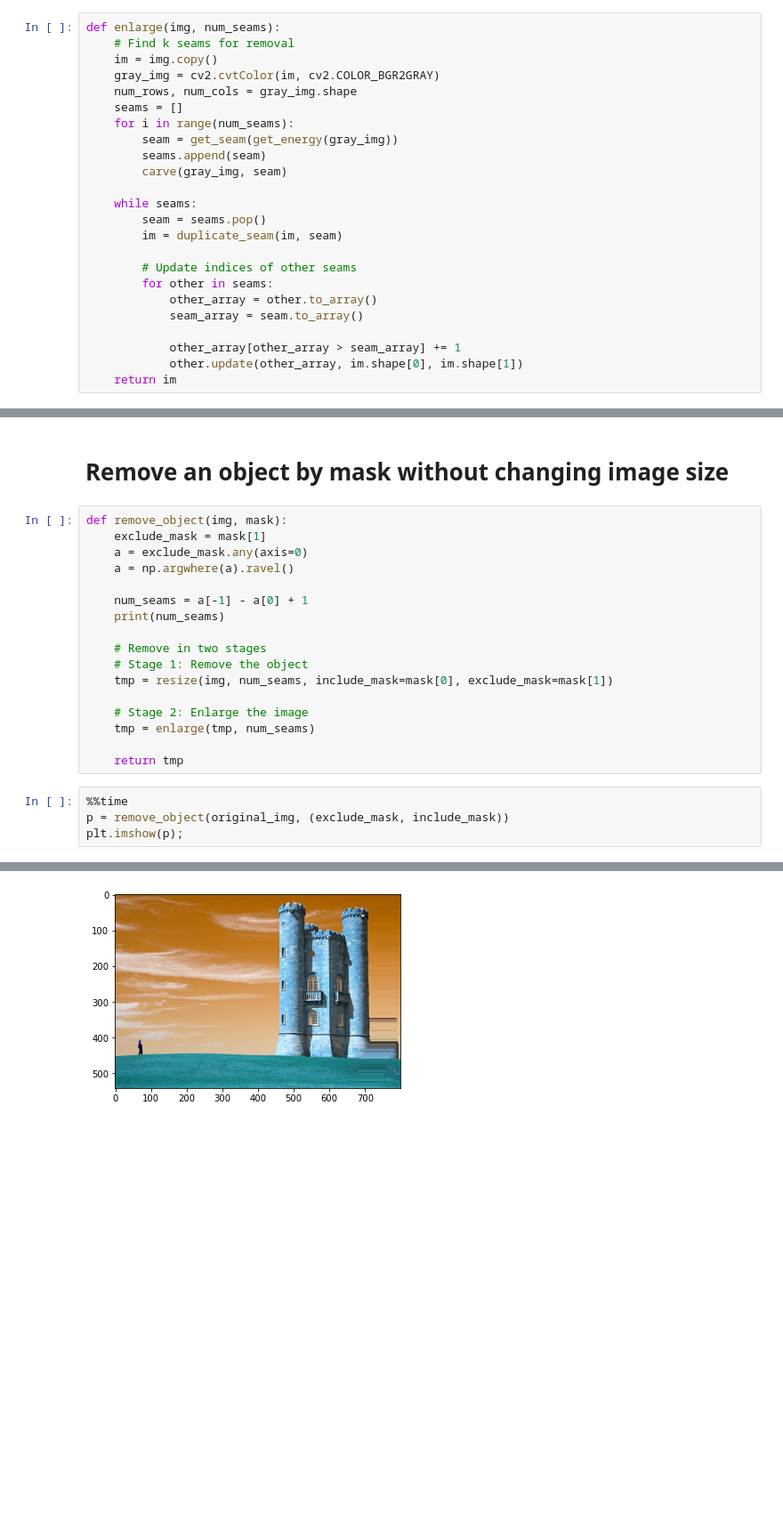
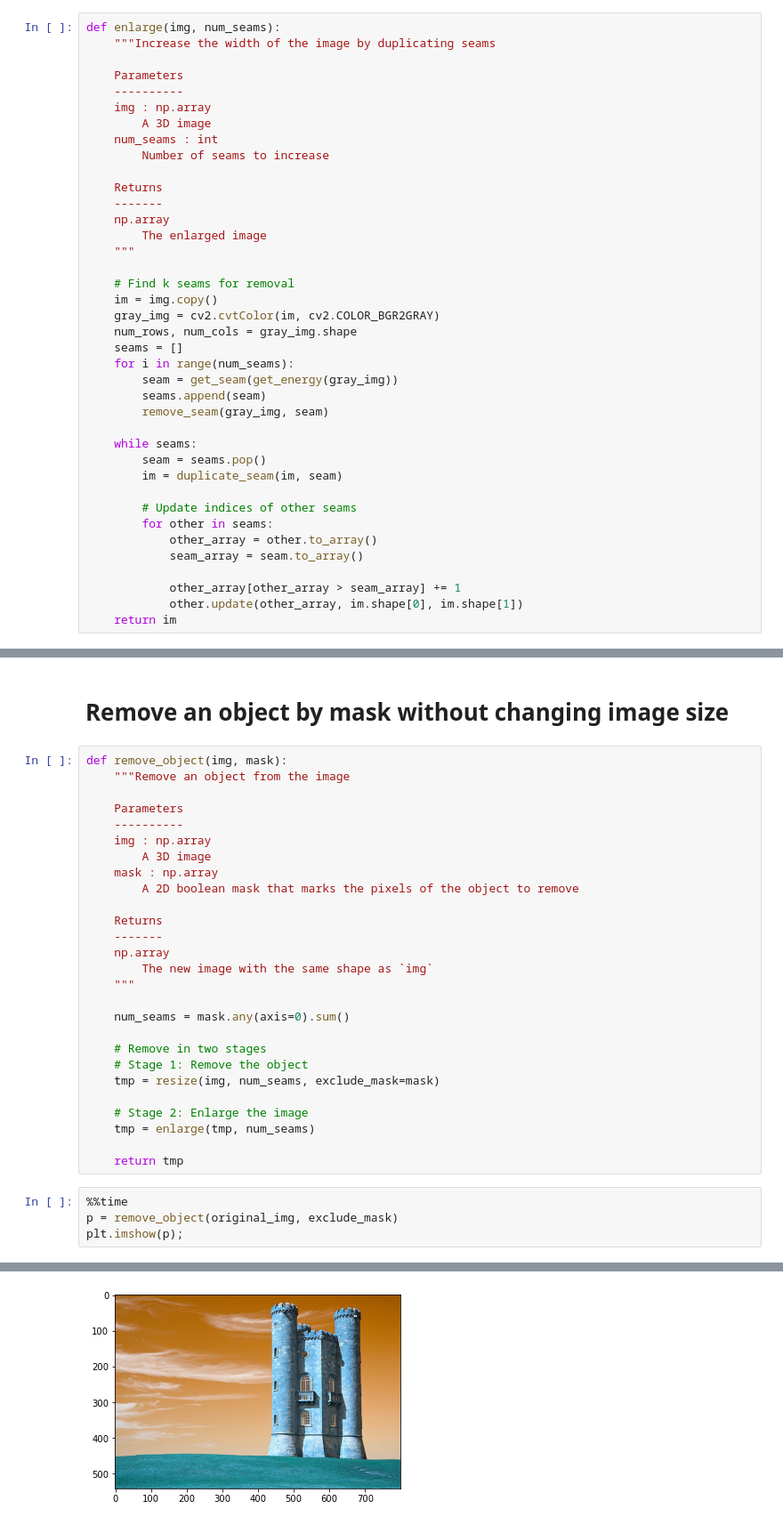
Before and after one commit to mdnam2410/hcmus-bigo, a Jupyter notebook: hw4/seam-carving.ipynb, the cells around one changed output, grey strips where cells are left out. Shown at 89% size. Drawn from its saved outputs; the diff is of its cells as text; blank space fills up the shorter version.

```diff
--- a/hw4/seam-carving.ipynb
+++ b/hw4/seam-carving.ipynb
@@ -407,6 +473,21 @@ plt.imshow(added)
 [figure]
 # %%
 def enlarge(img, num_seams):
+    """Increase the width of the image by duplicating seams
+
+    Parameters
+    ----------
+    img : np.array
+        A 3D image
+    num_seams : int
+        Number of seams to increase
+
+    Returns
+    -------
+    np.array
+        The enlarged image
+    """
+
     # Find k seams for removal
     im = img.copy()
     gray_img = cv2.cvtColor(im, cv2.COLOR_BGR2GRAY)
@@ -415,7 +496,7 @@ def enlarge(img, num_seams):
     for i in range(num_seams):
         seam = get_seam(get_energy(gray_img))
         seams.append(seam)
-        carve(gray_img, seam)
+        remove_seam(gray_img, seam)
 
     while seams:
         seam = seams.pop()
@@ -441,16 +522,26 @@ Wall time: 5.11 s
 # Remove an object by mask without changing image size
 # %%
 def remove_object(img, mask):
-    exclude_mask = mask[1]
-    a = exclude_mask.any(axis=0)
-    a = np.argwhere(a).ravel()
+    """Remove an object from the image
 
-    num_seams = a[-1] - a[0] + 1
-    print(num_seams)
+    Parameters
+    ----------
+    img : np.array
+        A 3D image
+    mask : np.array
+        A 2D boolean mask that marks the pixels of the object to remove
+
+    Returns
+    -------
+    np.array
+        The new image with the same shape as `img`
+    """
+
+    num_seams = mask.any(axis=0).sum()
 
     # Remove in two stages
     # Stage 1: Remove the object
-    tmp = resize(img, num_seams, include_mask=mask[0], exclude_mask=mask[1])
+    tmp = resize(img, num_seams, exclude_mask=mask)
 
     # Stage 2: Enlarge the image
     tmp = enlarge(tmp, num_seams)
@@ -458,6 +549,6 @@ def remove_object(img, mask):
     return tmp
 # %%
 %%time
-p = remove_object(original_img, (exclude_mask, include_mask))
+p = remove_object(original_img, exclude_mask)
 plt.imshow(p);
 # %% [output]
@@ -467,2 +557,2 @@ Wall time: 8.8 s
 <matplotlib.image.AxesImage at 0x...>
-[figure, old version]
+[figure, new version]
```
Also changed, not shown: parts of 12 cells of this notebook.
